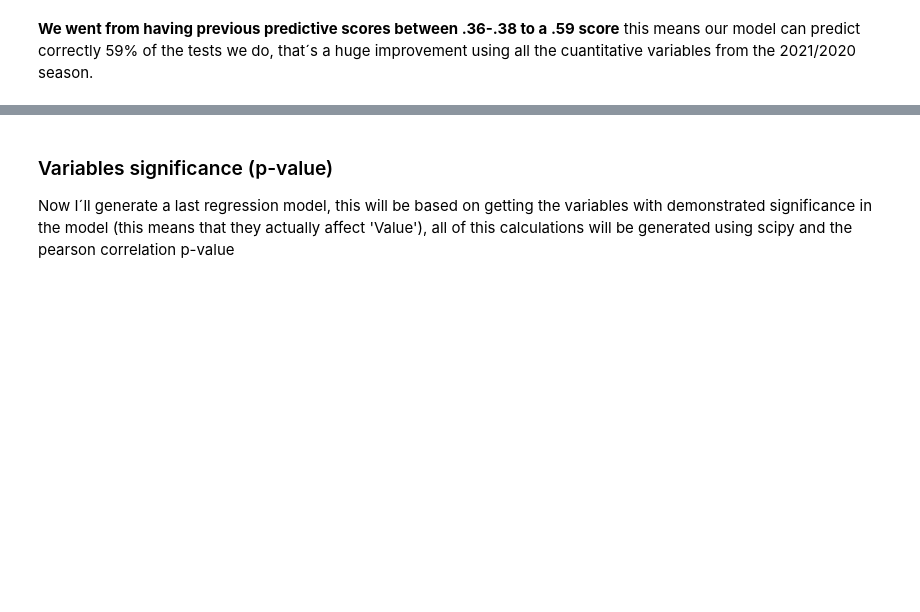
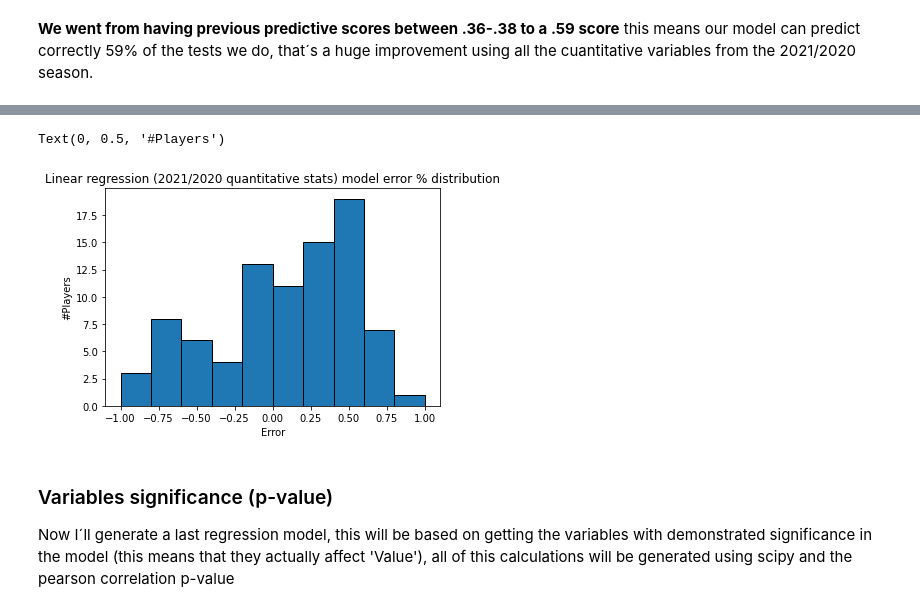
Before and after one commit to camiloms10/soccer_players_value, a Jupyter notebook: players_value.ipynb, the cells around one changed output, grey strips where cells are left out. Cells and saved outputs as stored; diff of their text form; code cells hidden in the pictures; blank space fills up the shorter version.

```diff
--- a/players_value.ipynb
+++ b/players_value.ipynb
@@ -432,6 +532,7 @@ df_all_2021_2020
 Setting X and Y variables
 # %%
 y_std =df_all_2021_2020.iloc[:,0]
+y_std = y_std.to_frame()
 x_std =df_all_2021_2020.iloc[:,1:]
 x_std
 # %% [output]
@@ -449,8 +550,8 @@ x_std
 | 2062 | 1.0 | 3.0 | 255.0 | 2.8 | 1.0 | 0.0 | ... |
 1488 rows × 129 columns
 # %%
-X_train_std, X_test_std, Y_train_std, Y_test_std = train_test_split(x_std,y_std,test_size=0.1, random_state=0)
-X_train_std
+X_train_qua, X_test_qua, Y_train_qua, Y_test_qua = train_test_split(x_std,y_std,test_size=0.1, random_state=0)
+X_train_qua
 # %% [output]
 |  | Contract Years Left | Starts (20/21) | Min (20/21) | Total Mins/90 (20/21) | Gls (20/21) | Ast (20/21) | ... |
 | 774 | 4.0 | 21.0 | 1936.0 | 21.500000 | 2.0 | 4.0 | ... |
@@ -472,0 +569,3 @@ LinearRegression()
+# %%
+regressor_qua = LinearRegression()
+regressor_qua.fit(X_train_qua, Y_train_qua)
@@ -498,0 +600,6 @@ array([ 2.55661982e+06, -1.29155561e+05,  3.60468723e+05, -3.28828372e+07,
+# %%
+regressor_qua.predict(X_test_qua)
+Y_test_qua['Prediction']= regressor_qua.predict(X_test_qua)
+Y_test_qua['Error'] = (Y_test_qua['Value']- Y_test_qua['Prediction'])/Y_test_qua['Value']
+pd.set_option('display.max_rows', 100)
+Y_test_qua.sort_values(by=['Error'], ascending = False)
@@ -499,3 +620,12 @@ array([ 2.55661982e+06, -1.29155561e+05,  3.60468723e+05, -3.28828372e+07,
+# %%
+plt.hist(Y_test_qua['Error'], bins = [-1,-.8,-.6,-.4,-.2,0,.2,.4,.6,.8,1], edgecolor = "black")
+plt.title(label="Linear regression (2021/2020 quantitative stats) model error % distribution")
+plt.xlabel(xlabel="Error")
+plt.ylabel(ylabel="#Players")
+#plt.xlim([-1,1])
+# %% [output]
+Text(0, 0.5, '#Players')
+[figure, added]
 # %% [markdown]
 ### Variables significance (p-value)
 
```
Also changed, not shown: parts of 21 cells of this notebook, 8 other files.
